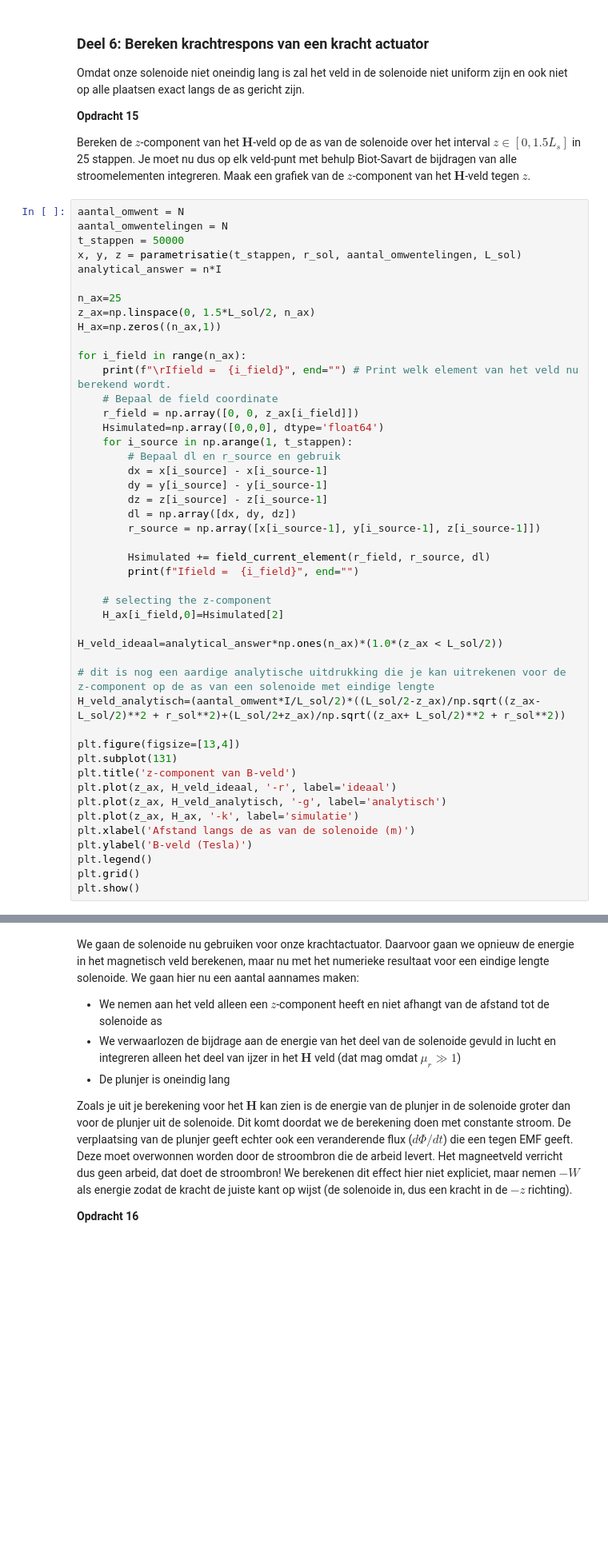
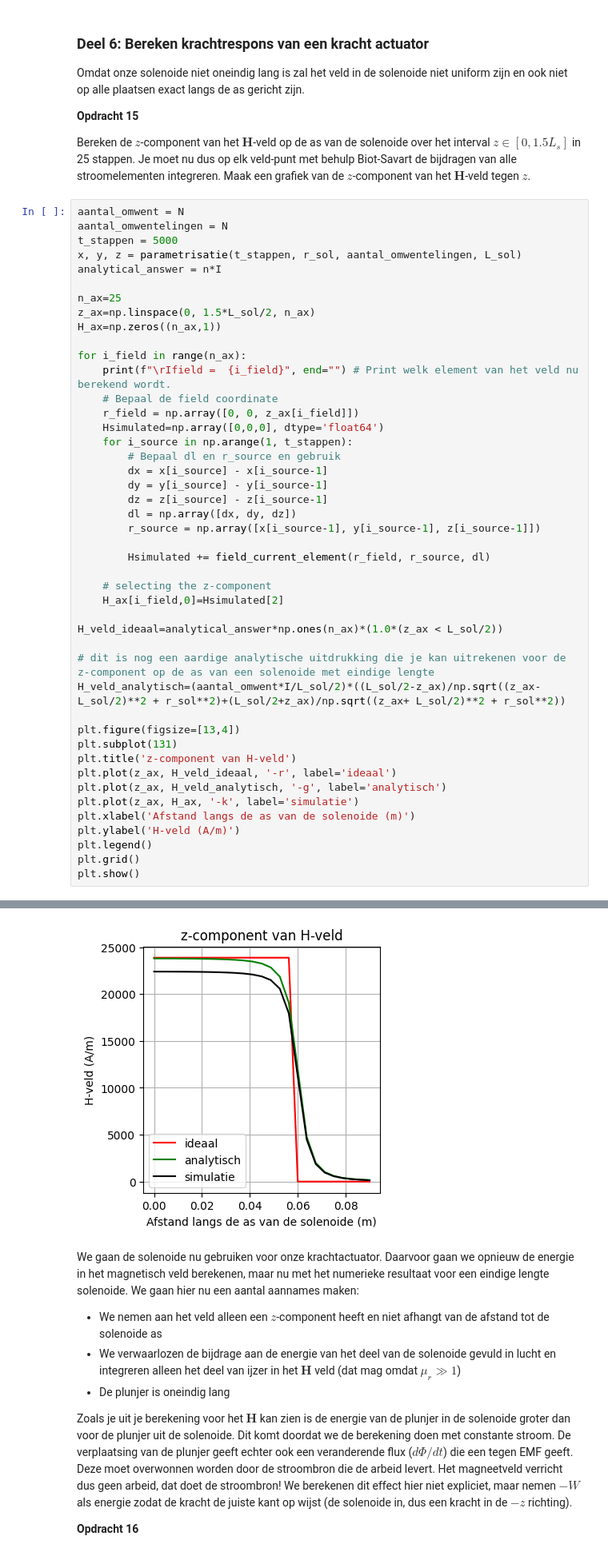
Before and after one commit to Xander1611/opdrachten-DEF-D-AB, a Jupyter notebook: 2KrachtactuatorOpdracht/2KrachtactuatorOpdracht/KrachtactuatorOpdracht.ipynb, the cells around one changed output, grey strips where cells are left out. Shown at 80% size. Drawn from its saved outputs; the diff is of its cells as text; blank space fills up the shorter version.

```diff
--- a/2KrachtactuatorOpdracht/2KrachtactuatorOpdracht/KrachtactuatorOpdracht.ipynb
+++ b/2KrachtactuatorOpdracht/2KrachtactuatorOpdracht/KrachtactuatorOpdracht.ipynb
@@ -480,7 +560,7 @@ Bereken de $z$-component van het $\mathbf{H}$-veld op de as van de solenoide ove
 # %%
 aantal_omwent = N
 aantal_omwentelingen = N
-t_stappen = 50000
+t_stappen = 5000
 x, y, z = parametrisatie(t_stappen, r_sol, aantal_omwentelingen, L_sol)
 analytical_answer = n*I
 
@@ -502,7 +582,6 @@ for i_field in range(n_ax):
         r_source = np.array([x[i_source-1], y[i_source-1], z[i_source-1]])
 
         Hsimulated += field_current_element(r_field, r_source, dl)
-        print(f"Ifield =  {i_field}", end="")
 
     # selecting the z-component
     H_ax[i_field,0]=Hsimulated[2]
@@ -514,12 +593,12 @@ H_veld_analytisch=(aantal_omwent*I/L_sol/2)*((L_sol/2-z_ax)/np.sqrt((z_ax- L_sol
 
 plt.figure(figsize=[13,4])
 plt.subplot(131)
-plt.title('z-component van B-veld')
+plt.title('z-component van H-veld')
 plt.plot(z_ax, H_veld_ideaal, '-r', label='ideaal')
 plt.plot(z_ax, H_veld_analytisch, '-g', label='analytisch')
 plt.plot(z_ax, H_ax, '-k', label='simulatie')
 plt.xlabel('Afstand langs de as van de solenoide (m)')
-plt.ylabel('B-veld (Tesla)')
+plt.ylabel('H-veld (A/m)')
 plt.legend()
 plt.grid()
 plt.show()
@@ -529,3 +607,4 @@ KeyboardInterrupt:
+[figure, added]
 # %% [markdown]
 We gaan de solenoide nu gebruiken voor onze krachtactuator. Daarvoor gaan we opnieuw de energie in het magnetisch veld berekenen, maar nu met het numerieke resultaat voor een eindige lengte solenoide. We gaan hier nu een aantal aannames maken:
 * We nemen aan het veld alleen een $z$-component heeft en niet afhangt van de afstand tot de solenoide as
```
Also changed, not shown: parts of 12 cells of this notebook.
